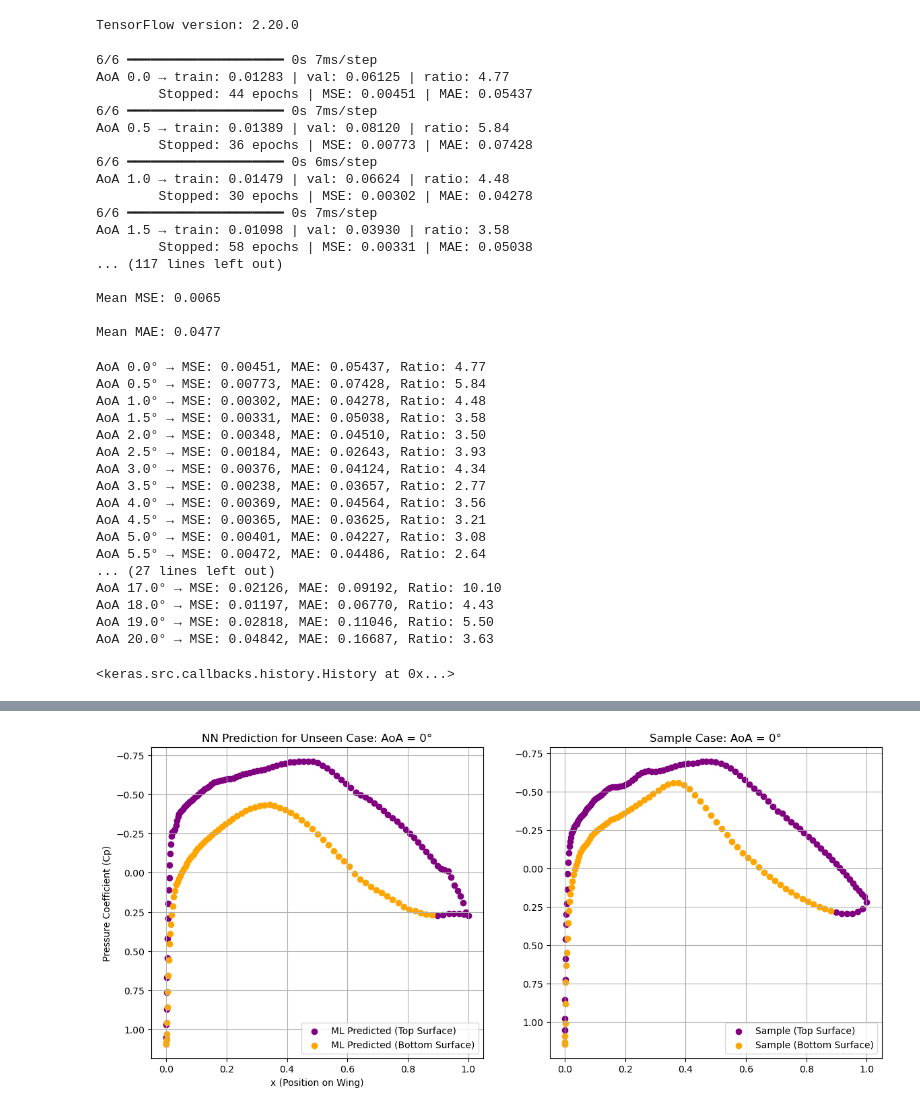
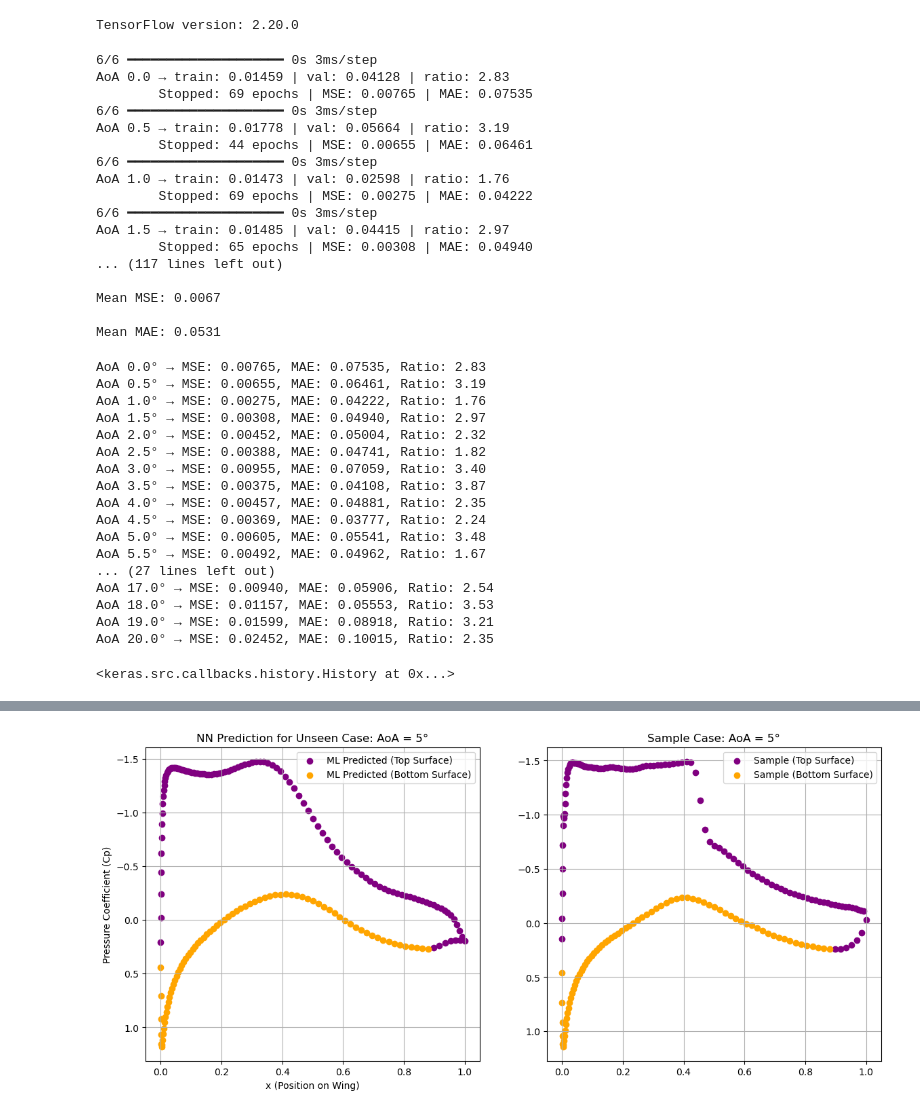
Before and after one commit to ItsKong/CFD-Machine-learning, a Jupyter notebook: Rae2822-Model.ipynb, the cells around one changed output, grey strips where cells are left out. Saved outputs shown, nothing was run; the diff lists cells and outputs as text; code cells hidden in the pictures.

```diff
--- a/Rae2822-Model.ipynb
+++ b/Rae2822-Model.ipynb
@@ -69,19 +89,22 @@ features = ['x', 'y', 'sin_AoA', 'cos_AoA']
 target = 'Pressure_Coefficient'
 # %%
 def build_model():
-    reg = tf.keras.regularizers.l2(1e-5)
+    reg = tf.keras.regularizers.l2(1e-6)
+    # custom layer or MLP
     return tf.keras.Sequential([
         tf.keras.Input(shape=(4,)),
-        tf.keras.layers.Dense(64, activation='relu', kernel_regularizer=reg),
+        tf.keras.layers.Dense(128, activation='swish', kernel_regularizer=reg),
         tf.keras.layers.Dropout(0.1),
-        tf.keras.layers.Dense(32, activation='relu', kernel_regularizer=reg),
+        tf.keras.layers.Dense(64, activation='swish', kernel_regularizer=reg),
+        tf.keras.layers.Dropout(0.1),
+        tf.keras.layers.Dense(32, activation='swish', kernel_regularizer=reg),
         tf.keras.layers.Dense(1)
     ])
 
 def build_early_stop():
     return tf.keras.callbacks.EarlyStopping(
         monitor='val_loss',
-        patience=15,
+        patience=25,
         restore_best_weights=True
     )
 
@@ -121,6 +144,7 @@ for train_idx, test_idx in logo.split(X, y, aoa_values):
         X_train_s, y_train_s,
         epochs=200,
         validation_split=0.1,
+        shuffle=True, # Ensure val split isn't just last 10% of rows (Random around the airfoil) not help
         callbacks=[build_early_stop()],
         verbose=0
     )
@@ -148,45 +172,45 @@ val_scores = np.array(val_scores)  # shape (44, 2)
 print(f"\nMean MSE: {np.mean(val_scores[:, 0]):.4f}")
 print(f"\nMean MAE: {np.mean(val_scores[:, 1]):.4f}")
 # %% [output]
-6/6 ━━━━━━━━━━━━━━━━━━━━ 0s 7ms/step
-AoA 0.0 → train: 0.01283 | val: 0.06125 | ratio: 4.77
-        Stopped: 44 epochs | MSE: 0.00451 | MAE: 0.05437
-6/6 ━━━━━━━━━━━━━━━━━━━━ 0s 7ms/step
-AoA 0.5 → train: 0.01389 | val: 0.08120 | ratio: 5.84
-        Stopped: 36 epochs | MSE: 0.00773 | MAE: 0.07428
-6/6 ━━━━━━━━━━━━━━━━━━━━ 0s 6ms/step
-AoA 1.0 → train: 0.01479 | val: 0.06624 | ratio: 4.48
-        Stopped: 30 epochs | MSE: 0.00302 | MAE: 0.04278
-6/6 ━━━━━━━━━━━━━━━━━━━━ 0s 7ms/step
-AoA 1.5 → train: 0.01098 | val: 0.03930 | ratio: 3.58
-        Stopped: 58 epochs | MSE: 0.00331 | MAE: 0.05038
+6/6 ━━━━━━━━━━━━━━━━━━━━ 0s 3ms/step
+AoA 0.0 → train: 0.01459 | val: 0.04128 | ratio: 2.83
+        Stopped: 69 epochs | MSE: 0.00765 | MAE: 0.07535
+6/6 ━━━━━━━━━━━━━━━━━━━━ 0s 3ms/step
+AoA 0.5 → train: 0.01778 | val: 0.05664 | ratio: 3.19
+        Stopped: 44 epochs | MSE: 0.00655 | MAE: 0.06461
+6/6 ━━━━━━━━━━━━━━━━━━━━ 0s 3ms/step
+AoA 1.0 → train: 0.01473 | val: 0.02598 | ratio: 1.76
+        Stopped: 69 epochs | MSE: 0.00275 | MAE: 0.04222
+6/6 ━━━━━━━━━━━━━━━━━━━━ 0s 3ms/step
+AoA 1.5 → train: 0.01485 | val: 0.04415 | ratio: 2.97
+        Stopped: 65 epochs | MSE: 0.00308 | MAE: 0.04940
 ... (117 lines left out)
 
-Mean MSE: 0.0065
+Mean MSE: 0.0067
 
-Mean MAE: 0.0477
+Mean MAE: 0.0531
 # %%
 unique_aoas = np.unique(aoa_values)
 for i, (aoa, score, ratio) in enumerate(zip(unique_aoas, val_scores, train_val_ratio)):
     print(f"AoA {aoa }° → MSE: {score[0]:.5f}, MAE: {score[1]:.5f}, Ratio: {ratio:.2f}")
 # %% [output]
-AoA 0.0° → MSE: 0.00451, MAE: 0.05437, Ratio: 4.77
-AoA 0.5° → MSE: 0.00773, MAE: 0.07428, Ratio: 5.84
-AoA 1.0° → MSE: 0.00302, MAE: 0.04278, Ratio: 4.48
-AoA 1.5° → MSE: 0.00331, MAE: 0.05038, Ratio: 3.58
-AoA 2.0° → MSE: 0.00348, MAE: 0.04510, Ratio: 3.50
-AoA 2.5° → MSE: 0.00184, MAE: 0.02643, Ratio: 3.93
-AoA 3.0° → MSE: 0.00376, MAE: 0.04124, Ratio: 4.34
-AoA 3.5° → MSE: 0.00238, MAE: 0.03657, Ratio: 2.77
-AoA 4.0° → MSE: 0.00369, MAE: 0.04564, Ratio: 3.56
-AoA 4.5° → MSE: 0.00365, MAE: 0.03625, Ratio: 3.21
-AoA 5.0° → MSE: 0.00401, MAE: 0.04227, Ratio: 3.08
-AoA 5.5° → MSE: 0.00472, MAE: 0.04486, Ratio: 2.64
+AoA 0.0° → MSE: 0.00765, MAE: 0.07535, Ratio: 2.83
+AoA 0.5° → MSE: 0.00655, MAE: 0.06461, Ratio: 3.19
+AoA 1.0° → MSE: 0.00275, MAE: 0.04222, Ratio: 1.76
+AoA 1.5° → MSE: 0.00308, MAE: 0.04940, Ratio: 2.97
+AoA 2.0° → MSE: 0.00452, MAE: 0.05004, Ratio: 2.32
+AoA 2.5° → MSE: 0.00388, MAE: 0.04741, Ratio: 1.82
+AoA 3.0° → MSE: 0.00955, MAE: 0.07059, Ratio: 3.40
+AoA 3.5° → MSE: 0.00375, MAE: 0.04108, Ratio: 3.87
+AoA 4.0° → MSE: 0.00457, MAE: 0.04881, Ratio: 2.35
+AoA 4.5° → MSE: 0.00369, MAE: 0.03777, Ratio: 2.24
+AoA 5.0° → MSE: 0.00605, MAE: 0.05541, Ratio: 3.48
+AoA 5.5° → MSE: 0.00492, MAE: 0.04962, Ratio: 1.67
 ... (27 lines left out)
-AoA 17.0° → MSE: 0.02126, MAE: 0.09192, Ratio: 10.10
-AoA 18.0° → MSE: 0.01197, MAE: 0.06770, Ratio: 4.43
-AoA 19.0° → MSE: 0.02818, MAE: 0.11046, Ratio: 5.50
-AoA 20.0° → MSE: 0.04842, MAE: 0.16687, Ratio: 3.63
+AoA 17.0° → MSE: 0.00940, MAE: 0.05906, Ratio: 2.54
+AoA 18.0° → MSE: 0.01157, MAE: 0.05553, Ratio: 3.53
+AoA 19.0° → MSE: 0.01599, MAE: 0.08918, Ratio: 3.21
+AoA 20.0° → MSE: 0.02452, MAE: 0.10015, Ratio: 2.35
 # %%
 # train final model with full dataset
 final_scaler_X = StandardScaler()
@@ -209,13 +233,14 @@ final_model.fit(
         full_X_s, full_y_s,
         epochs=200,
         validation_split=0.1,
+        shuffle=True,
         callbacks=[build_early_stop()],
-        verbose=0
+        verbose=0,
     )
 # %% [output]
 <keras.src.callbacks.history.History at 0x...>
 # %%
-predict_aoa = 0
+predict_aoa = 5
 
 # predict_scaler_X = StandardScaler()
 # predict_scaler_y = StandardScaler()
@@ -269 +294 @@ pred.grid(True)
-[figure, old version]
+[figure, new version]
```
Also changed, not shown: parts of 6 cells of this notebook, 10 other files.
